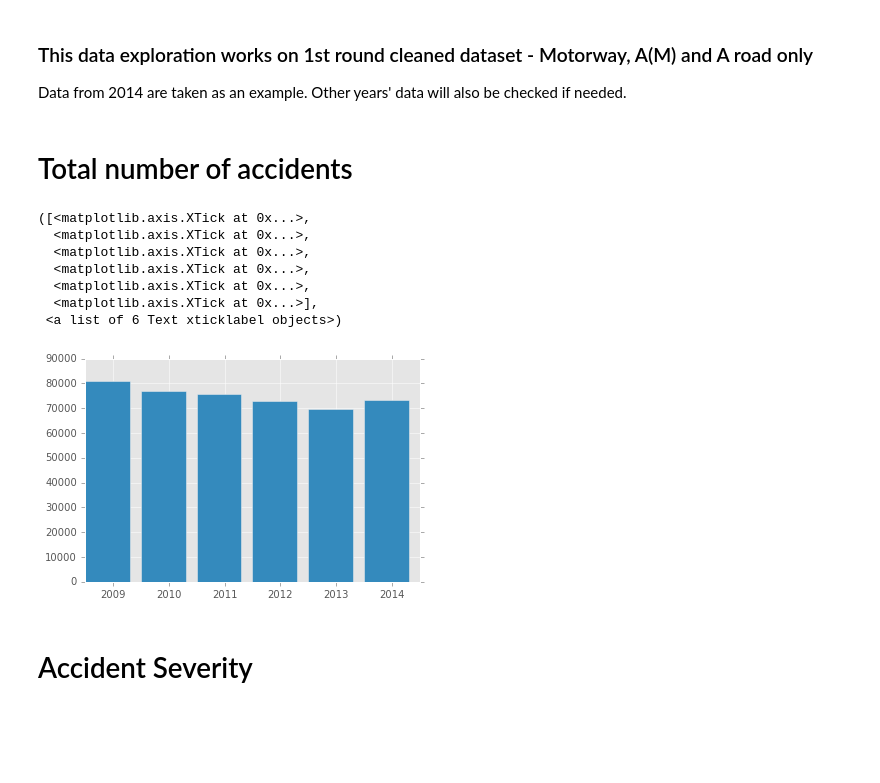
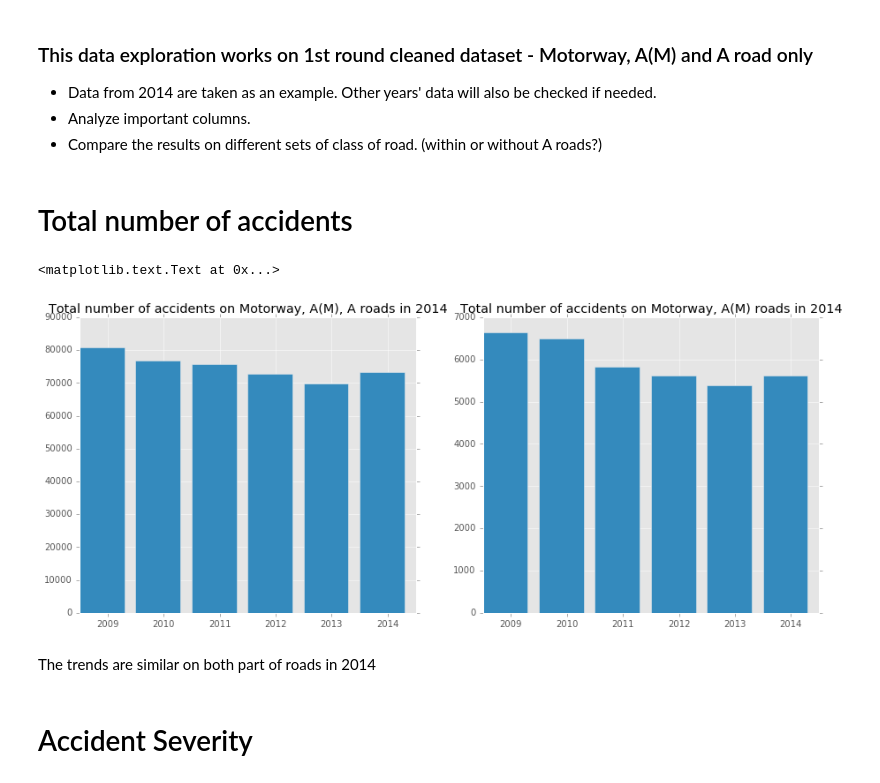
Before and after one commit to evxu/road-safety-project, a Jupyter notebook: Data_Exploration_2.ipynb, the cells around one changed output. Saved outputs shown, nothing was run; the diff lists cells and outputs as text; code cells hidden in the pictures; blank space fills up the shorter version.

Commit message:
2016/6/22
explored casualty, day of week, compared results on different road
class within or without A roads

```diff
--- a/Data_Exploration_2.ipynb
+++ b/Data_Exploration_2.ipynb
@@ -1,7 +1,9 @@
 # %% [markdown]
 ### This data exploration works on 1st round cleaned dataset  - Motorway, A(M) and A road only
 
-Data from 2014 are taken as an example. Other years' data will also be checked if needed.
+* Data from 2014 are taken as an example. Other years' data will also be checked if needed.
+* Analyze important columns.
+* Compare the results on different sets of class of road. (within or without A roads?)
 # %%
 import matplotlib.pyplot as plt
 import matplotlib
@@ -15,24 +17,30 @@ matplotlib.style.use('ggplot')
 # %%
 %matplotlib inline
 years = ['2009', '2010', '2011', '2012', '2013', '2014']
-n = [0]*6
+n1 = [0]*6
+n2 = [0]*6
 i = 0
 for year in years:
     df = pd.read_csv('data1/Accidents_' + year + '.csv', low_memory=False)
-    n[i] = len(df)
+    n1[i] = len(df)
+    df = df[df['1st_Road_Class'] < 3]
+    n2[i] = len(df)
     i += 1
 x = range(6)
-plt.figure()
-plt.bar(x, n)
+plt.figure(figsize = (15,6))
+plt.subplot(1,2,1)
+plt.bar(x, n1)
 plt.xticks([0.5,1.5,2.5,3.5,4.5,5.5], years)
+plt.title('Total number of accidents on Motorway, A(M), A roads in 2014')
+
+plt.subplot(1,2,2)
+plt.bar(x, n2)
+plt.xticks([0.5,1.5,2.5,3.5,4.5,5.5], years)
+plt.title('Total number of accidents on Motorway, A(M) roads in 2014')
 # %% [output]
-([<matplotlib.axis.XTick at 0x...>,
-  <matplotlib.axis.XTick at 0x...>,
-  <matplotlib.axis.XTick at 0x...>,
-  <matplotlib.axis.XTick at 0x...>,
-  <matplotlib.axis.XTick at 0x...>,
-  <matplotlib.axis.XTick at 0x...>],
- <a list of 6 Text xticklabel objects>)
+<matplotlib.text.Text at 0x...>
-[figure, old version]
+[figure, new version]
+# %% [markdown]
+The trends are similar on both part of roads in 2014
 # %% [markdown]
 # Accident Severity
```
Also changed, not shown: parts of 19 cells of this notebook, 6 other files.
